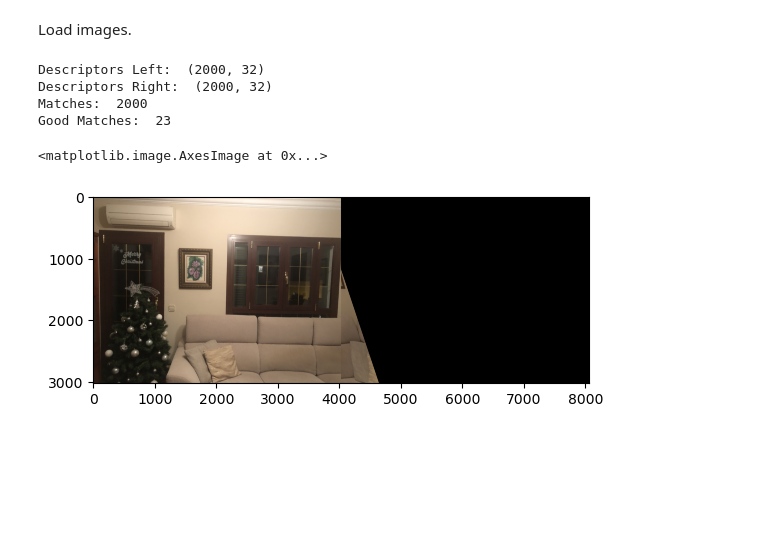
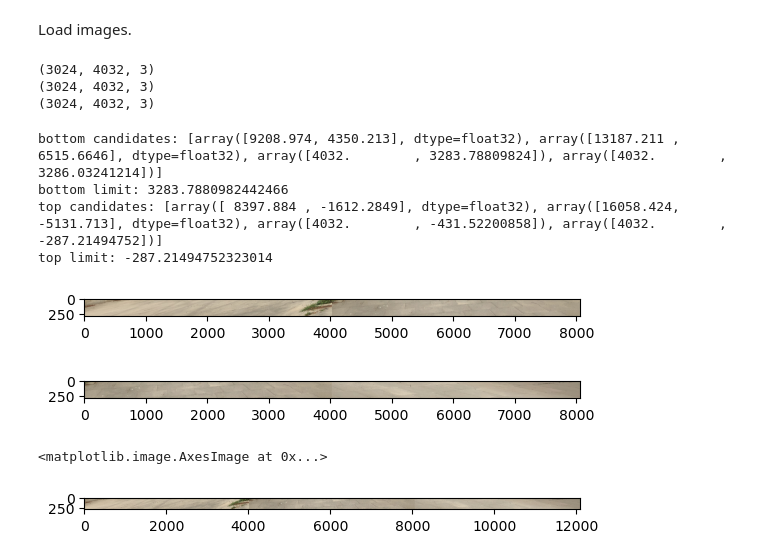
Before and after one commit to CristianComellas21/panoramic_view_creator, a Jupyter notebook: experimentation.ipynb, the cells around one changed output. Cells and saved outputs as stored; diff of their text form; code cells hidden in the pictures; blank space fills up the shorter version.

```diff
--- a/experimentation.ipynb
+++ b/experimentation.ipynb
@@ -10,25 +7,34 @@ import matplotlib.pyplot as plt
 # %% [markdown]
 Load images.
 # %%
-
-
 # load images
 images = []
-for i in range(1, 3):
-    img = cv2.imread(f'./images/salon{i}.jpg')
+for i in range(1, 4):
+    img = cv2.imread(f'./images/parque{i}.jpg')
     img = cv2.cvtColor(img, cv2.COLOR_BGR2RGB)
     images.append(img)
+    print(img.shape)
+# %% [output]
+(3024, 4032, 3)
+(3024, 4032, 3)
+(3024, 4032, 3)
 # %%
 from algorithm import create_panoramic_view
-result = create_panoramic_view(images, match_threshold=0.6)
-plt.imshow(result['final_result'])
+res1, res2, final = create_panoramic_view(images, match_threshold=0.6, verbose=False)
+plt.imshow(res1)
+plt.show()
+plt.imshow(res2)
+plt.show()
+plt.imshow(final)
 # %% [output]
-Descriptors Left:  (2000, 32)
-Descriptors Right:  (2000, 32)
-Matches:  2000
-Good Matches:  23
+bottom candidates: [array([9208.974, 4350.213], dtype=float32), array([13187.211 ,  6515.6646], dtype=float32), array([4032.        , 3283.78809824]), array([4032.        , 3286.03241214])]
+bottom limit: 3283.7880982442466
+top candidates: [array([ 8397.884 , -1612.2849], dtype=float32), array([16058.424, -5131.713], dtype=float32), array([4032.        , -431.52200858]), array([4032.        , -287.21494752])]
+top limit: -287.21494752323014
+[figure, new version]
+[figure, added]
 <matplotlib.image.AxesImage at 0x...>
-[figure, old version]
+[figure, added]
 # %%
 # Pint key points
 
```
Also changed, not shown: parts of 3 cells of this notebook, 3 other files.
